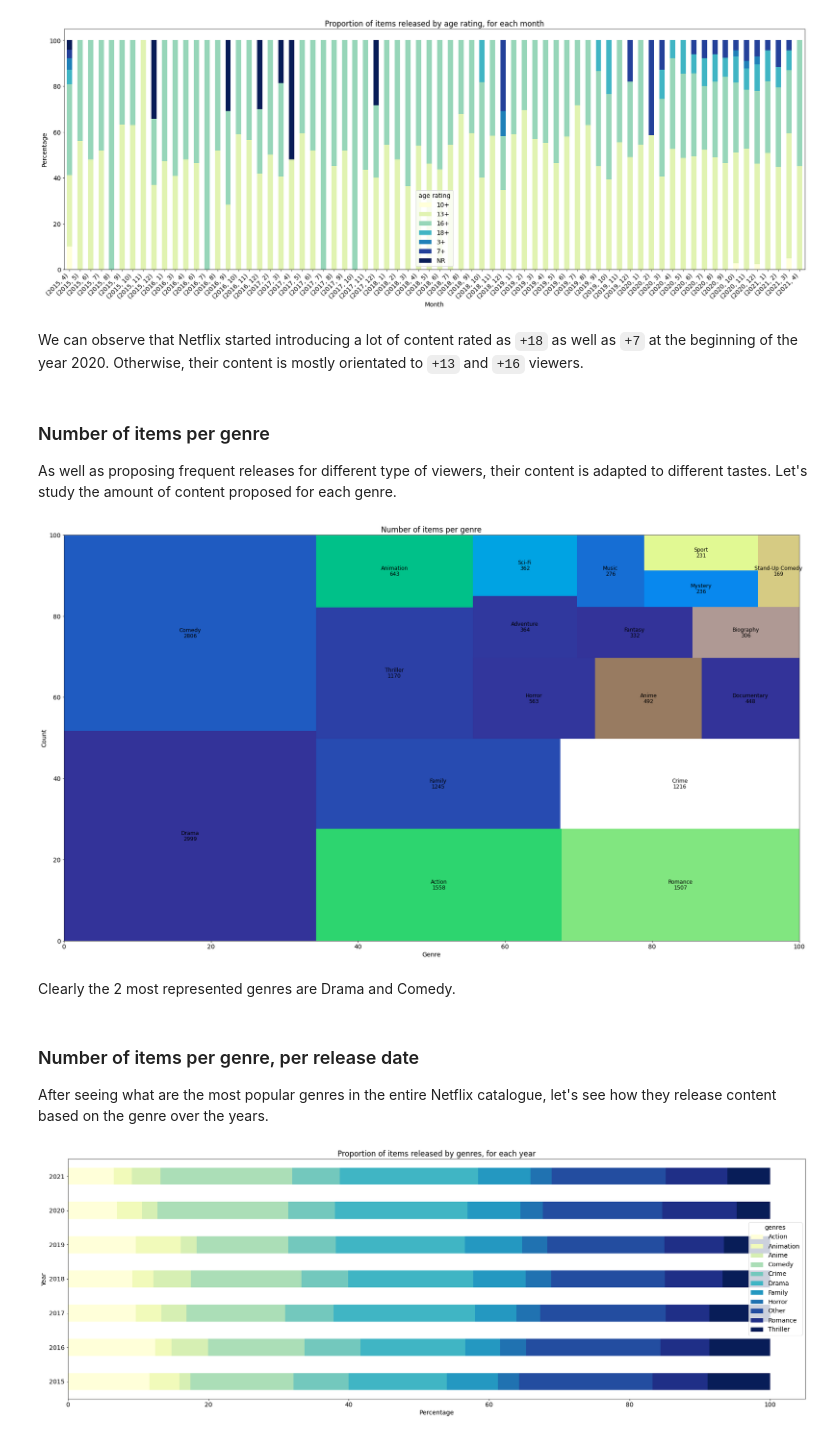
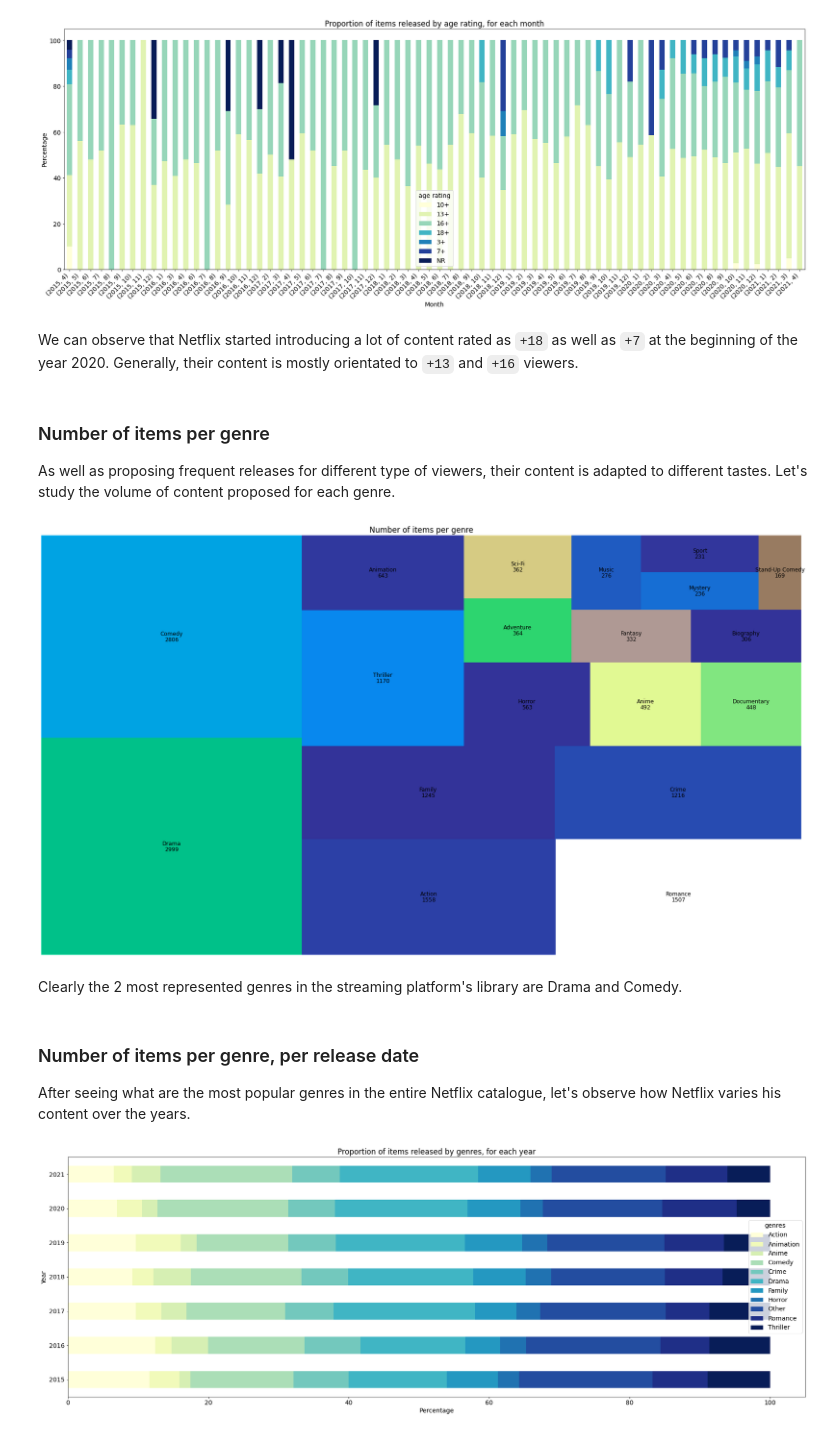
Before and after one commit to karimassi/netviz, a Jupyter notebook: milestones/eda.ipynb, the cells around one changed output. Drawn from its saved outputs; the diff is of its cells as text; code cells hidden in the pictures.

```diff
--- a/milestones/eda.ipynb
+++ b/milestones/eda.ipynb
@@ -194,41 +194,38 @@ plt.show()
 # %% [output]
 [figure]
 # %% [markdown]
-We can observe that Netflix started introducing a lot of content rated as `+18` as well as `+7` at the beginning of the year 2020. Otherwise, their content is mostly orientated to `+13` and `+16` viewers.
+We can observe that Netflix started introducing a lot of content rated as `+18` as well as `+7` at the beginning of the year 2020. Generally, their content is mostly orientated to `+13` and `+16` viewers.
 # %% [markdown]
 ### Number of items per genre
 
-As well as proposing frequent releases for different type of viewers, their content is adapted to different tastes. Let's study the amount of content proposed for each genre.
+As well as proposing frequent releases for different type of viewers, their content is adapted to different tastes. Let's study the volume of content proposed for each genre.
 # %%
 genre_counts = movies.genres.explode().value_counts()
 genre_counts.index = genre_counts.index.map(get_genre_name)
 genre_counts = genre_counts[genre_counts>150]
 
-# Create a dataset
+# Create a color palette, mapped to these values
 my_values=[i**3 for i in range(len(genre_counts))]
-
-# Create a color palette, mapped to these values
 cmap = matplotlib.cm.terrain
 mini=min(my_values)
 maxi=max(my_values)
 norm = matplotlib.colors.Normalize(vmin=mini, vmax=maxi)
 colors = [cmap(norm(value)) for value in my_values]
 random.shuffle(colors)
 
 plt.figure(figsize = (30,17))
 squarify.plot(sizes = genre_counts, value = genre_counts.values, label = genre_counts.index, color = colors,text_kwargs={'color':'black', 'fontsize':12})
 plt.title('Number of items per genre')
-plt.xlabel('Genre')
-plt.ylabel('Count')
+plt.axis('off')
 plt.show()
 # %% [output]
-[figure, old version]
+[figure, new version]
 # %% [markdown]
-Clearly the 2 most represented genres are Drama and Comedy.
+Clearly the 2 most represented genres in the streaming platform's library are Drama and Comedy.
 # %% [markdown]
 ### Number of items per genre, per release date
 
-After seeing what are the most popular genres in the entire Netflix catalogue, let's see how they release content based on the genre over the years.
+After seeing what are the most popular genres in the entire Netflix catalogue, let's observe how Netflix varies his content over the years.
 # %%
 top_genres = movies.genres.explode().value_counts(sort = True, ascending = False)[:10]
 top_genres.index = top_genres.index.map(get_genre_name)
```
Also changed, not shown: parts of 15 cells of this notebook.
